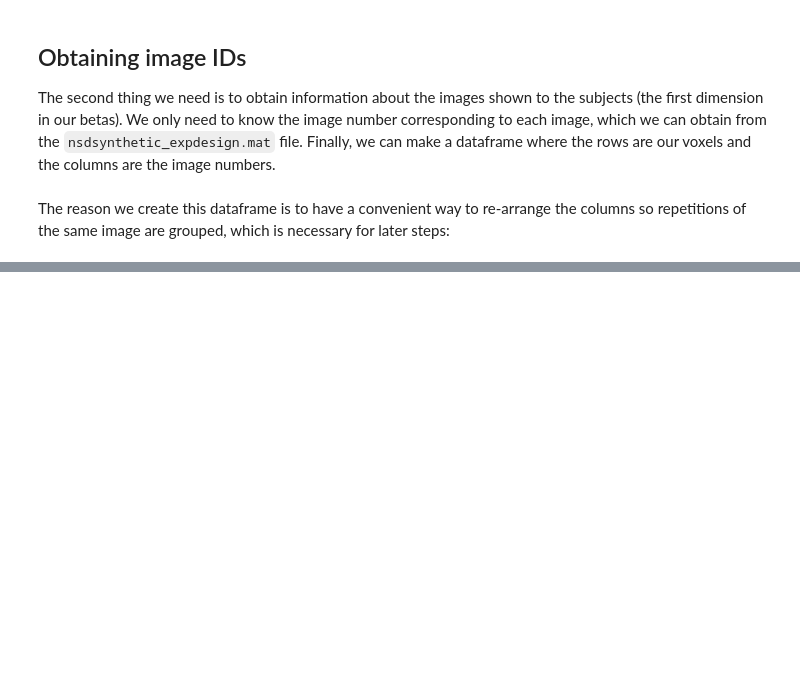
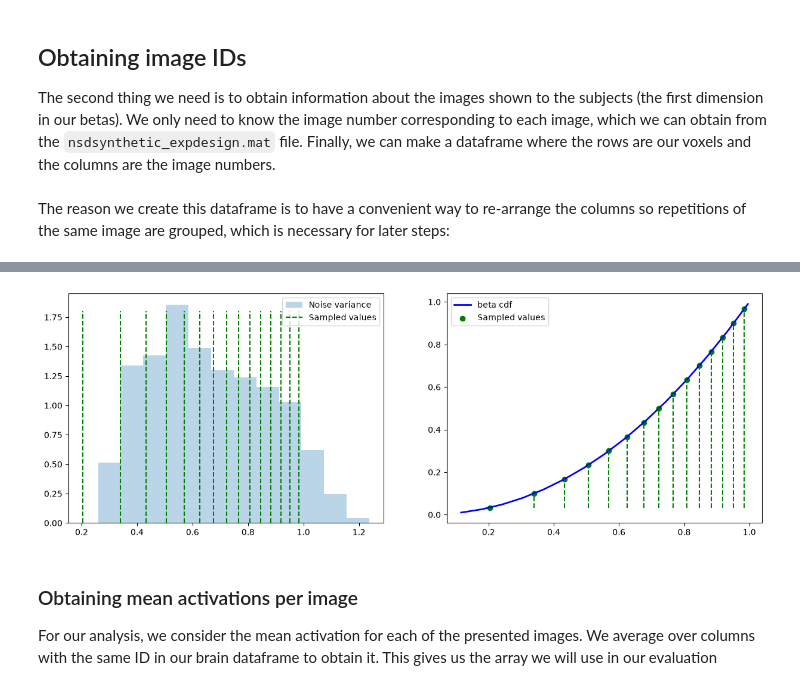
Before and after one commit to Schuett-lab/BayesCompare, a Jupyter notebook: examples/brain_encoding_tutorial.ipynb, the cells around one changed output, grey strips where cells are left out. Cells and saved outputs as stored; diff of their text form; code cells hidden in the pictures; blank space fills up the shorter version.

Commit message:
Encoding tutorial almost done (missing visualization)

```diff
--- a/examples/brain_encoding_tutorial.ipynb
+++ b/examples/brain_encoding_tutorial.ipynb
@@ -177,0 +168,29 @@ Total variance across all voxels: 594.7994616419919
+# %%
+from BayesCompare.encoding_utils import sample_noise_values
+
+n_vals = 15
+noise_values, a, b = sample_noise_values(noise_var=noise_var, total_var=total_var, n_vals=n_vals, return_params=True)
+
+# Visualize the sample noise values over the histogram
+fig, axs = plt.subplots(1, 2, figsize=(15, 5))
+axs[0].hist(noise_var / total_var, density=True, bins='auto', alpha=0.3, label="Noise variance")
+axs[0].vlines(noise_values, ymin=0, ymax=1.8, color='g', label="Sampled values", linestyles="--")
+axs[0].legend()
+
+# CDF visualization. The code below replicates part of the process `sample_noise_values` uses
+x = np.linspace(beta.ppf(0.01, a, b), beta.ppf(0.99, a, b), n_vals)
+cdf = beta(a, b).cdf(x)
+n_bins = n_vals * 2
+y_vals = np.linspace(1 / n_bins, (n_bins - 1) / n_bins, n_vals)
+x_vals = beta.ppf(y_vals, a, b)
+
+axs[1].plot(x, cdf, "b-", lw=2, label="beta cdf")
+axs[1].scatter(x_vals, y_vals, color="g", label="Sampled values")
+axs[1].vlines(x_vals, ymin=y_vals.min(), ymax=y_vals, colors="g", linestyles="--")
+axs[1].legend()
+plt.show()
+# %% [output]
+[figure, added]
+# %% [markdown]
+### Obtaining mean activations per image
+For our analysis, we consider the mean activation for each of the presented images. We average over columns with the same ID in our brain dataframe to obtain it. This gives us the array we will use in our evaluation
```
Also changed, not shown: parts of 18 cells of this notebook.
